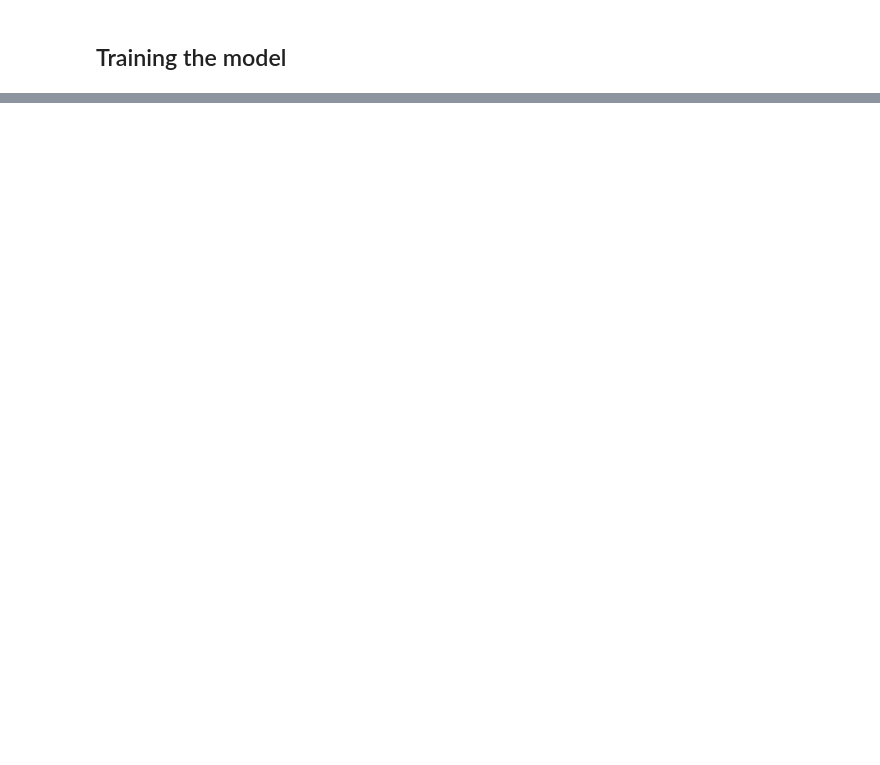
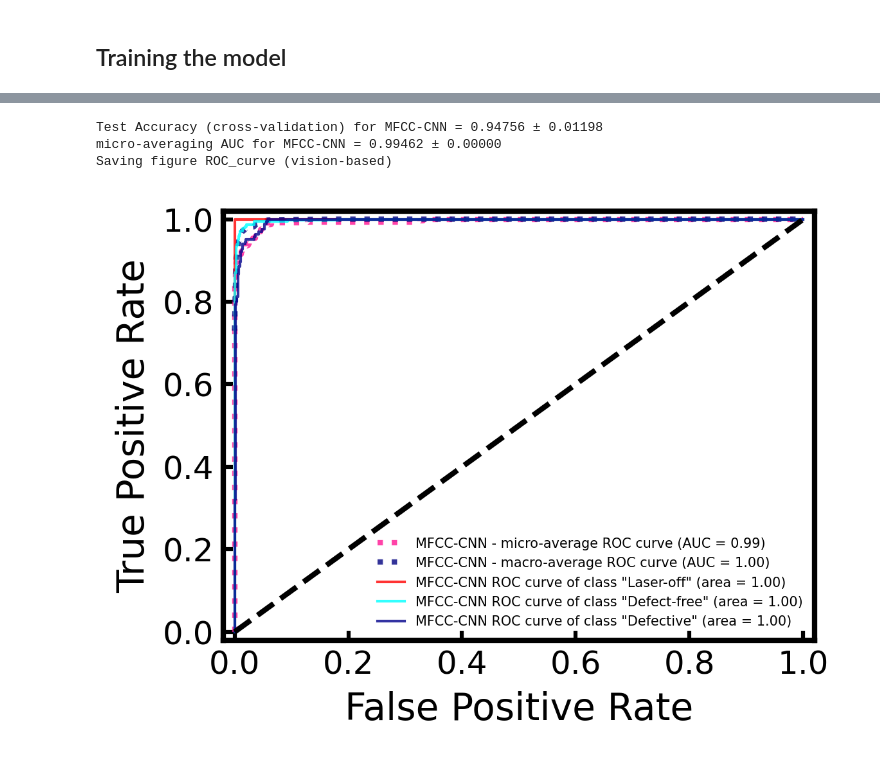
Before and after one commit to Davidlequnchen/LDED-FusionNet, a Jupyter notebook: code/2_train_visual.ipynb, the cells around one changed output, grey strips where cells are left out. Saved outputs shown, nothing was run; the diff lists cells and outputs as text; code cells hidden in the pictures; blank space fills up the shorter version.

```diff
--- a/code/2_train_visual.ipynb
+++ b/code/2_train_visual.ipynb
@@ -341,4 +384,12 @@ get_accuracy(model, val_dataloader, device)
 # %%
-test_accuracy_mean, test_accuracy_std, auc_mean, auc_std = model_evaluation(model, val_dataloader, classes, device, classifier_name = "MFCC-CNN", signal_type = "denoised", seed=0)
+test_accuracy_mean, test_accuracy_std, auc_mean, auc_std = model_evaluation(model, val_dataloader, classes, device, classifier_name = "MFCC-CNN",
+                                                                            signal_type = "denoised", seed=0)
+
+save_fig ("ROC_curve (vision-based)")
+# %% [output]
+Test Accuracy (cross-validation) for MFCC-CNN = 0.94756 ± 0.01198
+micro-averaging AUC for MFCC-CNN = 0.99462 ± 0.00000
+Saving figure ROC_curve (vision-based)
+[figure, added]
 # %%
 yt, yp = class_report(model, val_dataloader, device, classes)
```
Also changed, not shown: parts of 15 cells of this notebook, 20 other files.
